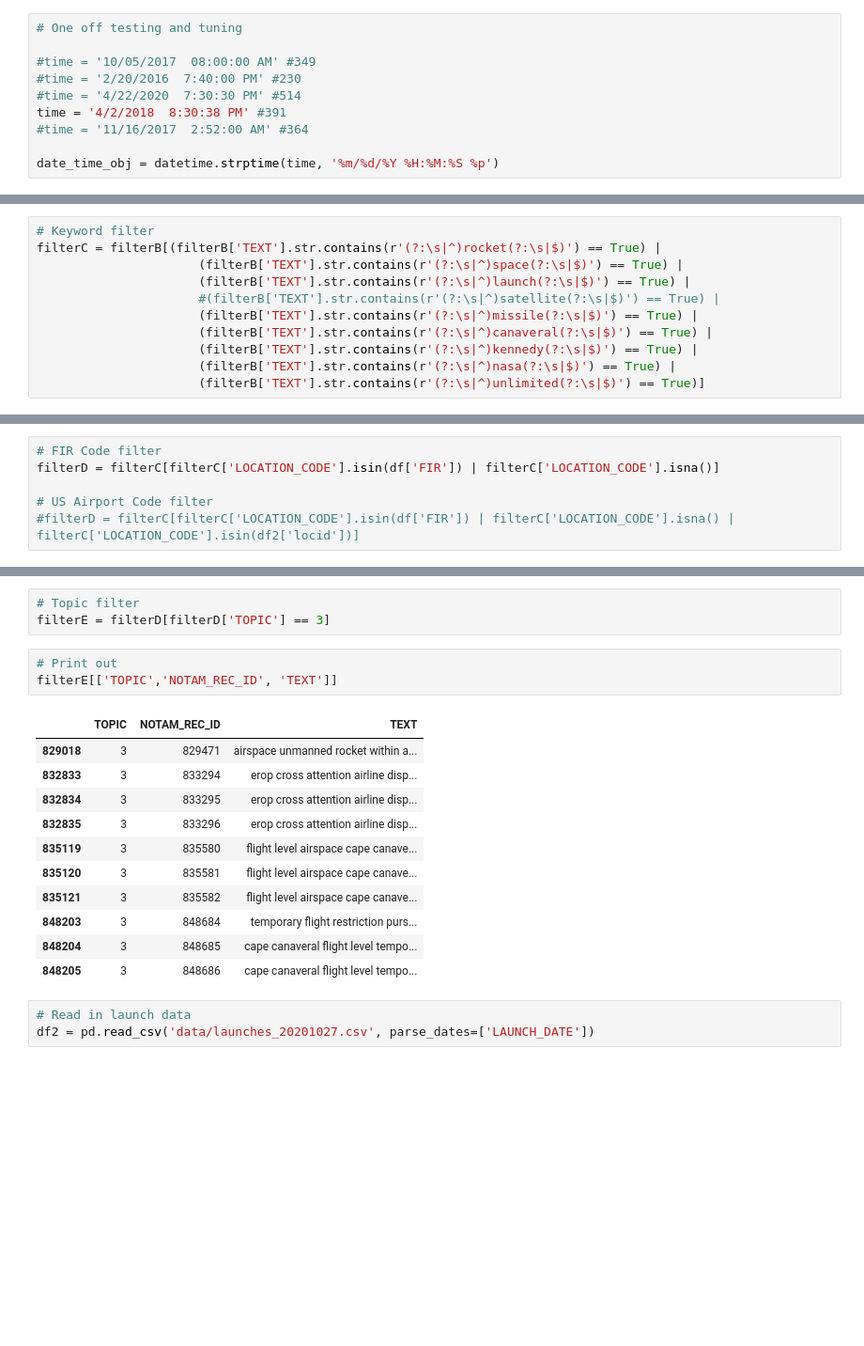
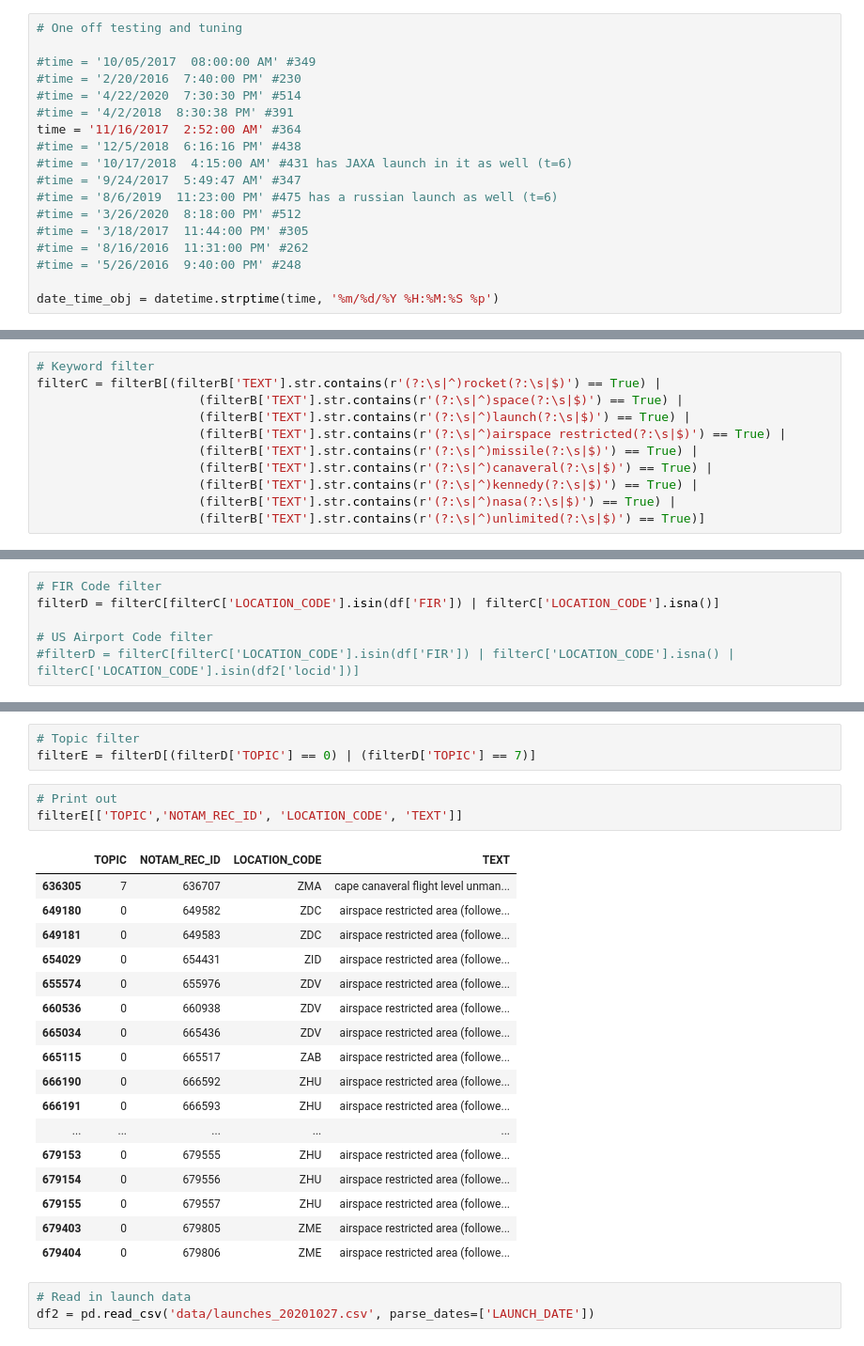
Before and after one commit to DAEN-Team-1/Final, a Jupyter notebook: DateFiltering.ipynb, the cells around one changed output, grey strips where cells are left out. Shown at 94% size. Cells and saved outputs as stored; diff of their text form; blank space fills up the shorter version.

```diff
--- a/DateFiltering.ipynb
+++ b/DateFiltering.ipynb
@@ -59,8 +13,16 @@ dtype: int64
 #time = '10/05/2017  08:00:00 AM' #349
 #time = '2/20/2016  7:40:00 PM' #230
 #time = '4/22/2020  7:30:30 PM' #514
-time = '4/2/2018  8:30:38 PM' #391
-#time = '11/16/2017  2:52:00 AM' #364
+#time = '4/2/2018  8:30:38 PM' #391
+time = '11/16/2017  2:52:00 AM' #364
+#time = '12/5/2018  6:16:16 PM' #438
+#time = '10/17/2018  4:15:00 AM' #431 has JAXA launch in it as well (t=6)
+#time = '9/24/2017  5:49:47 AM' #347
+#time = '8/6/2019  11:23:00 PM' #475 has a russian launch as well (t=6)
+#time = '3/26/2020  8:18:00 PM' #512
+#time = '3/18/2017  11:44:00 PM' #305
+#time = '8/16/2016  11:31:00 PM' #262
+#time = '5/26/2016  9:40:00 PM' #248
 
 date_time_obj = datetime.strptime(time, '%m/%d/%Y %H:%M:%S %p')
 # %%
@@ -74,7 +36,7 @@ filterB = filterA[filterA['MAX_ALT'] >= 50000 | filterA['MAX_ALT'].isna()]
 filterC = filterB[(filterB['TEXT'].str.contains(r'(?:\s|^)rocket(?:\s|$)') == True) |
                       (filterB['TEXT'].str.contains(r'(?:\s|^)space(?:\s|$)') == True) |
                       (filterB['TEXT'].str.contains(r'(?:\s|^)launch(?:\s|$)') == True) |
-                      #(filterB['TEXT'].str.contains(r'(?:\s|^)satellite(?:\s|$)') == True) |
+                      (filterB['TEXT'].str.contains(r'(?:\s|^)airspace restricted(?:\s|$)') == True) |
                       (filterB['TEXT'].str.contains(r'(?:\s|^)missile(?:\s|$)') == True) |
                       (filterB['TEXT'].str.contains(r'(?:\s|^)canaveral(?:\s|$)') == True) |
                       (filterB['TEXT'].str.contains(r'(?:\s|^)kennedy(?:\s|$)') == True) |
@@ -116,21 +74,27 @@ filterD[['TOPIC','NOTAM_REC_ID', 'TEXT']]
 # %%
 # Topic filter
-filterE = filterD[filterD['TOPIC'] == 3]
+filterE = filterD[(filterD['TOPIC'] == 0) | (filterD['TOPIC'] == 7)]
 # %%
 # Print out
-filterE[['TOPIC','NOTAM_REC_ID', 'TEXT']]
+filterE[['TOPIC','NOTAM_REC_ID', 'LOCATION_CODE', 'TEXT']]
 # %% [output]
-|  | TOPIC | NOTAM_REC_ID | TEXT |
-| 829018 | 3 | 829471 | airspace unmanned rocket within a... |
-| 832833 | 3 | 833294 | erop cross attention airline disp... |
-| 832834 | 3 | 833295 | erop cross attention airline disp... |
-| 832835 | 3 | 833296 | erop cross attention airline disp... |
-| 835119 | 3 | 835580 | flight level airspace cape canave... |
-| 835120 | 3 | 835581 | flight level airspace cape canave... |
-| 835121 | 3 | 835582 | flight level airspace cape canave... |
-| 848203 | 3 | 848684 | temporary flight restriction purs... |
-| 848204 | 3 | 848685 | cape canaveral flight level tempo... |
-| 848205 | 3 | 848686 | cape canaveral flight level tempo... |
+|  | TOPIC | NOTAM_REC_ID | LOCATION_CODE | TEXT |
+| 636305 | 7 | 636707 | ZMA | cape canaveral flight level unman... |
+| 649180 | 0 | 649582 | ZDC | airspace restricted area (followe... |
+| 649181 | 0 | 649583 | ZDC | airspace restricted area (followe... |
+| 654029 | 0 | 654431 | ZID | airspace restricted area (followe... |
+| 655574 | 0 | 655976 | ZDV | airspace restricted area (followe... |
+| 660536 | 0 | 660938 | ZDV | airspace restricted area (followe... |
+| 665034 | 0 | 665436 | ZDV | airspace restricted area (followe... |
+| 665115 | 0 | 665517 | ZAB | airspace restricted area (followe... |
+| 666190 | 0 | 666592 | ZHU | airspace restricted area (followe... |
+| 666191 | 0 | 666593 | ZHU | airspace restricted area (followe... |
+| ... | ... | ... | ... | ... |
+| 679153 | 0 | 679555 | ZHU | airspace restricted area (followe... |
+| 679154 | 0 | 679556 | ZHU | airspace restricted area (followe... |
+| 679155 | 0 | 679557 | ZHU | airspace restricted area (followe... |
+| 679403 | 0 | 679805 | ZME | airspace restricted area (followe... |
+| 679404 | 0 | 679806 | ZME | airspace restricted area (followe... |
 # %%
 # Read in launch data
 df2 = pd.read_csv('data/launches_20201027.csv', parse_dates=['LAUNCH_DATE'])
```
Also changed, not shown: parts of 14 cells of this notebook.
